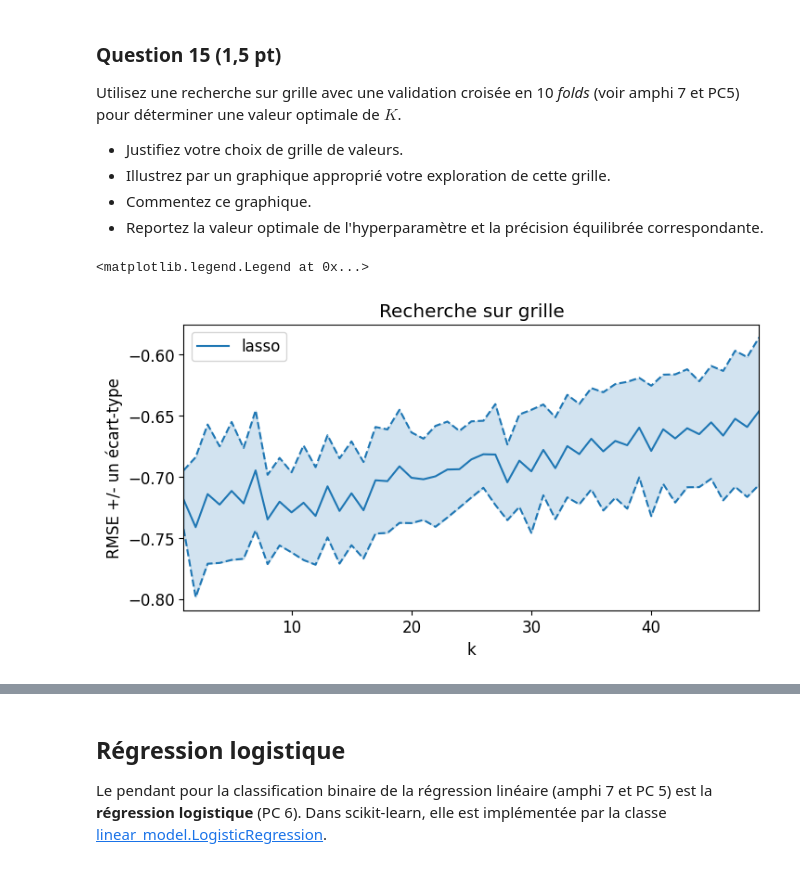
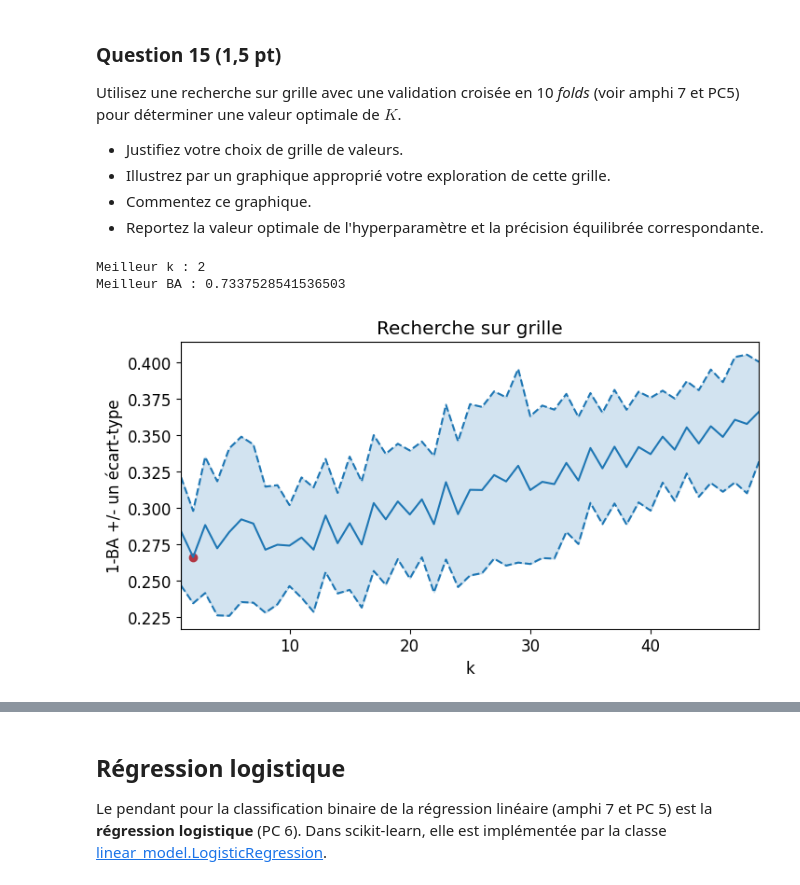
Before and after one commit to simonlamaze/ProjetSDD, a Jupyter notebook: Projet.ipynb, the cells around one changed output, grey strips where cells are left out. Cells and saved outputs as stored; diff of their text form; code cells hidden in the pictures.

```diff
--- a/Projet.ipynb
+++ b/Projet.ipynb
@@ -271,49 +272,51 @@ Utilisez une recherche sur grille avec une validation croisée en 10 _folds_ (vo
 # %%
 from sklearn import model_selection
 
-kf = model_selection.KFold(n_splits=10, shuffle=True)
+kf = model_selection.KFold(n_splits=10, shuffle=True, random_state=67)
 
 
 # Définir la grille de valeurs de l'hyperparamètre k
-ks = np.arange(1, 100)
+ks = np.arange(1, 50)
 
 # Définir le modèle à évaluer
 K = KNeighborsClassifier()
 
 # Instantier la recherche sur grille
 grid = model_selection.GridSearchCV(K, {'n_neighbors': ks},
                                     cv=kf, # on utilise les folds déjà définis
                                     scoring='balanced_accuracy'
                                    )
 
 # Utiliser la recherche sur grille
 grid.fit(X, Y)
 
 plt.figure(figsize=(8, 4))
 
-rmses = -grid.cv_results_['mean_test_score']
+erreur = 1-grid.cv_results_['mean_test_score']
 std_error = grid.cv_results_['std_test_score']
 
-# afficher les RMSE avec une échelle logarithmique pour les abscisses :
-plt.plot(grid.cv_results_['param_n_neighbors'], rmses,
-             label="lasso", color='tab:blue')
-plt.plot(grid.cv_results_['param_n_neighbors'], rmses + std_error,
+plt.plot(grid.cv_results_['param_n_neighbors'], erreur,
+              color='tab:blue')
+plt.plot(grid.cv_results_['param_n_neighbors'], erreur + std_error,
              color='tab:blue', linestyle='dashed')
-plt.plot(grid.cv_results_['param_n_neighbors'], rmses - std_error,
+plt.plot(grid.cv_results_['param_n_neighbors'], erreur - std_error,
              color='tab:blue', linestyle='dashed')
-
+plt.scatter(grid.best_params_['n_neighbors'], 1-grid.best_score_,
+           color='tab:red', label='k optimale')
 # colorer l'espace entre les courbes représentant les écarts-types
-plt.fill_between(ks, (rmses + std_error), (rmses - std_error),
+plt.fill_between(grid.cv_results_['param_n_neighbors'], (erreur + std_error), (erreur - std_error),
                  color='tab:blue',
                  alpha=0.2, # contrôle la transparence
                 )
 
 # Mise en forme
 plt.xlabel("k")
-plt.ylabel("RMSE +/- un écart-type")
+plt.ylabel("1-BA +/- un écart-type")
 plt.xlim([ks[0], ks[-1]])
 plt.title("Recherche sur grille")
-plt.legend(loc='best')
+print(f"Meilleur k : {grid.best_params_['n_neighbors']}")
+print(f"Meilleur BA : {grid.best_score_}")
 # %% [output]
-<matplotlib.legend.Legend at 0x...>
+Meilleur k : 2
+Meilleur BA : 0.7337528541536503
-[figure, old version]
+[figure, new version]
```
Also changed, not shown: parts of 5 cells of this notebook.
